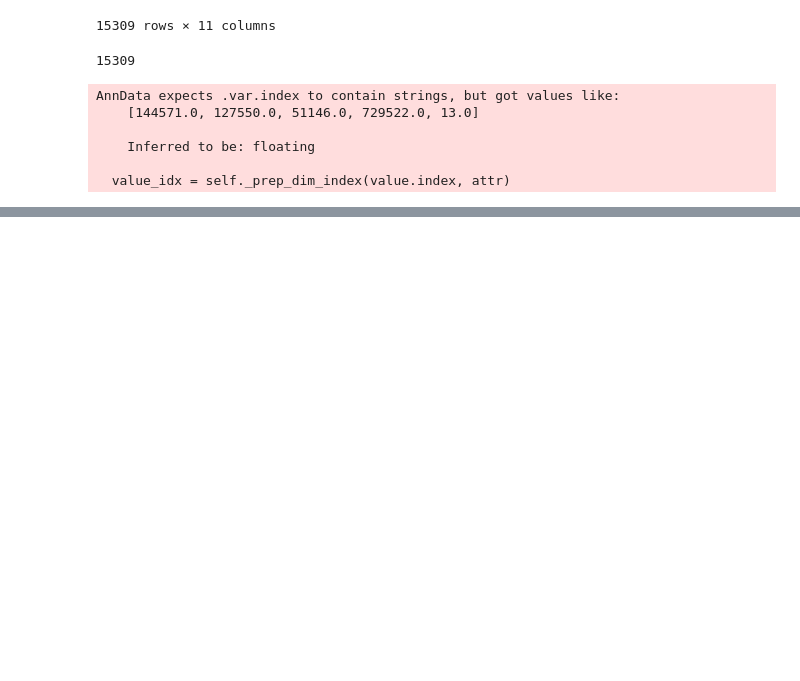
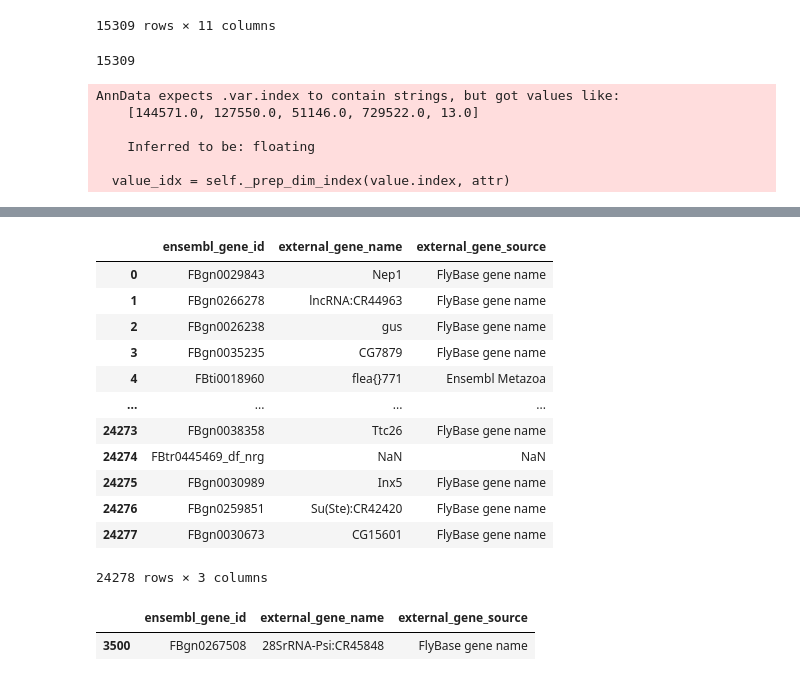
Before and after one commit to anaellle/CrossSpeciesIC, a Jupyter notebook: SATURN/gene_names.ipynb, the cells around one changed output, grey strips where cells are left out. Cells and saved outputs as stored; diff of their text form; code cells hidden in the pictures; blank space fills up the shorter version.

```diff
--- a/SATURN/gene_names.ipynb
+++ b/SATURN/gene_names.ipynb
@@ -461,0 +482,2 @@ AnnData expects .var.index to contain strings, but got values like:
+# %%
+fly_query = server.datasets['dmelanogaster_gene_ensembl']
@@ -461,0 +486,28 @@ AnnData expects .var.index to contain strings, but got values like:
+# %%
+columns = ['ensembl_gene_id','external_gene_name', 'external_gene_source']
+# %%
+response = fly_query.search({'attributes' : columns,
+                           'mart_instance' : 'ensembl'})
+# %%
+mapping_fly = pd.read_csv(response.url, sep='\t', header=None, names=columns)
+# %%
+mapping_fly
+# %% [output]
+|  | ensembl_gene_id | external_gene_name | external_gene_source |
+| 0 | FBgn0029843 | Nep1 | FlyBase gene name |
+| 1 | FBgn0266278 | lncRNA:CR44963 | FlyBase gene name |
+| 2 | FBgn0026238 | gus | FlyBase gene name |
+| 3 | FBgn0035235 | CG7879 | FlyBase gene name |
+| 4 | FBti0018960 | flea{}771 | Ensembl Metazoa |
+| ... | ... | ... | ... |
+| 24273 | FBgn0038358 | Ttc26 | FlyBase gene name |
+| 24274 | FBtr0445469_df_nrg | NaN | NaN |
+| 24275 | FBgn0030989 | Inx5 | FlyBase gene name |
+| 24276 | FBgn0259851 | Su(Ste):CR42420 | FlyBase gene name |
+| 24277 | FBgn0030673 | CG15601 | FlyBase gene name |
+24278 rows × 3 columns
+# %%
+mapping_fly[mapping_fly.ensembl_gene_id == 'FBgn0267508']
+# %% [output]
+|  | ensembl_gene_id | external_gene_name | external_gene_source |
+| 3500 | FBgn0267508 | 28SrRNA-Psi:CR45848 | FlyBase gene name |
```
Also changed, not shown: parts of 3 cells of this notebook.
